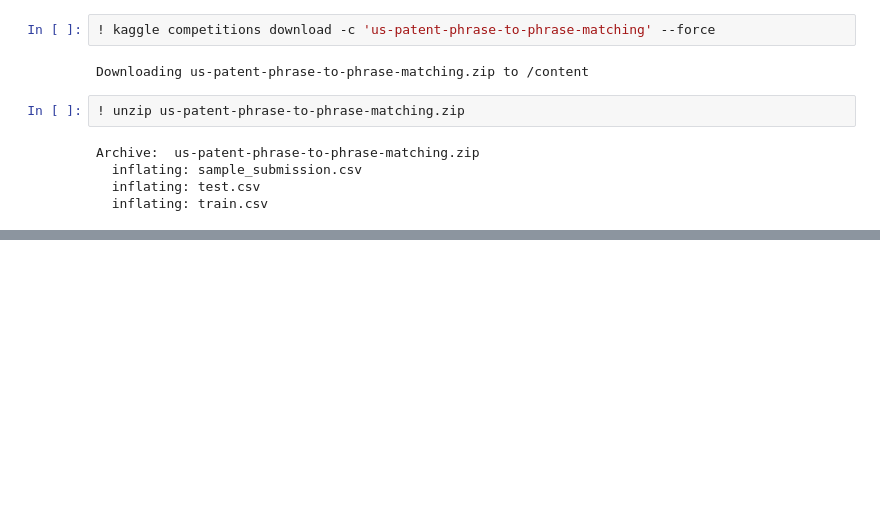
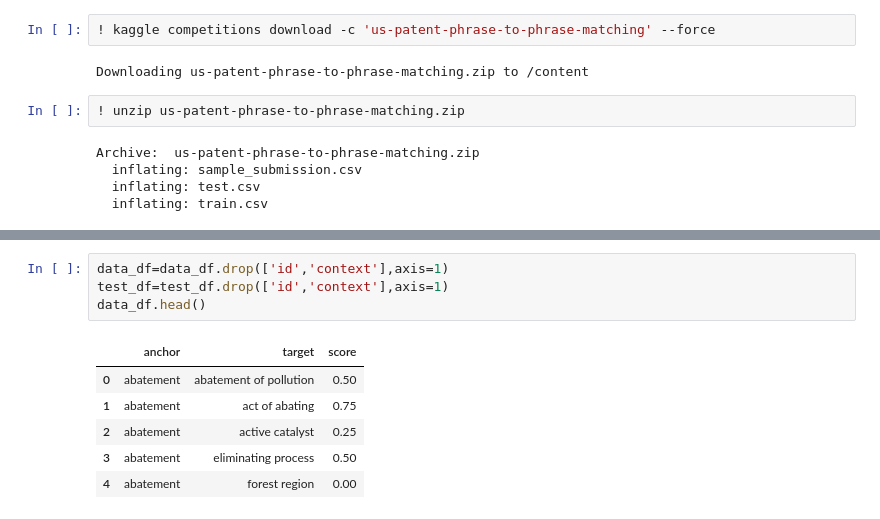
Before and after one commit to Arch-suzuki-MB/CNN-in-tensorflow, a Jupyter notebook: semantic matching.ipynb, the cells around one changed output, grey strips where cells are left out. Drawn from its saved outputs; the diff is of its cells as text; blank space fills up the shorter version.

```diff
--- a/semantic matching.ipynb
+++ b/semantic matching.ipynb
@@ -45,0 +106,11 @@ Archive:  us-patent-phrase-to-phrase-matching.zip
+# %%
+data_df=data_df.drop(['id','context'],axis=1)
+test_df=test_df.drop(['id','context'],axis=1)
+data_df.head()
+# %% [output]
+|  | anchor | target | score |
+| 0 | abatement | abatement of pollution | 0.50 |
+| 1 | abatement | act of abating | 0.75 |
+| 2 | abatement | active catalyst | 0.25 |
+| 3 | abatement | eliminating process | 0.50 |
+| 4 | abatement | forest region | 0.00 |
```
Also changed, not shown: parts of 19 cells of this notebook.
